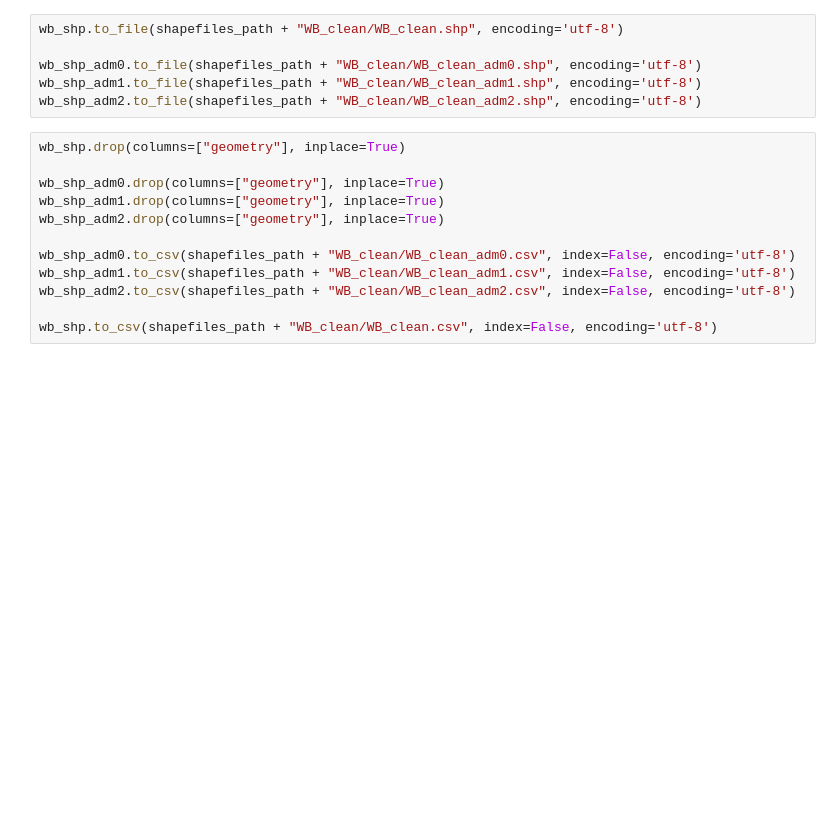
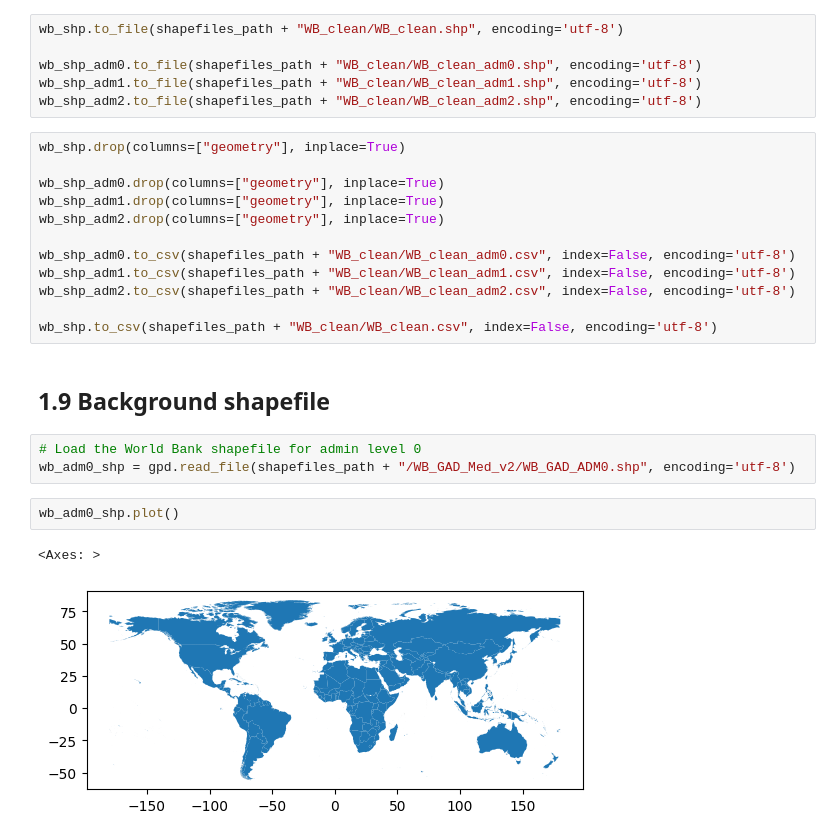
Before and after one commit to philippzi98/food_crises_mashreq, a Jupyter notebook: preprocessing/clean_world_bank_shapefile.ipynb, the cells around one changed output. Saved outputs shown, nothing was run; the diff lists cells and outputs as text; blank space fills up the shorter version.

```diff
--- a/preprocessing/clean_world_bank_shapefile.ipynb
+++ b/preprocessing/clean_world_bank_shapefile.ipynb
@@ -550,3 +550,13 @@ wb_shp_adm1.to_csv(shapefiles_path + "WB_clean/WB_clean_adm1.csv", index=False,
 wb_shp_adm2.to_csv(shapefiles_path + "WB_clean/WB_clean_adm2.csv", index=False, encoding='utf-8')
 
 wb_shp.to_csv(shapefiles_path + "WB_clean/WB_clean.csv", index=False, encoding='utf-8')
+# %% [markdown]
+## 1.9 Background shapefile
+# %%
+# Load the World Bank shapefile for admin level 0
+wb_adm0_shp = gpd.read_file(shapefiles_path + "/WB_GAD_Med_v2/WB_GAD_ADM0.shp", encoding='utf-8')
+# %%
+wb_adm0_shp.plot()
+# %% [output]
+<Axes: >
+[figure, added]
```
Also changed, not shown: 3 other files.
